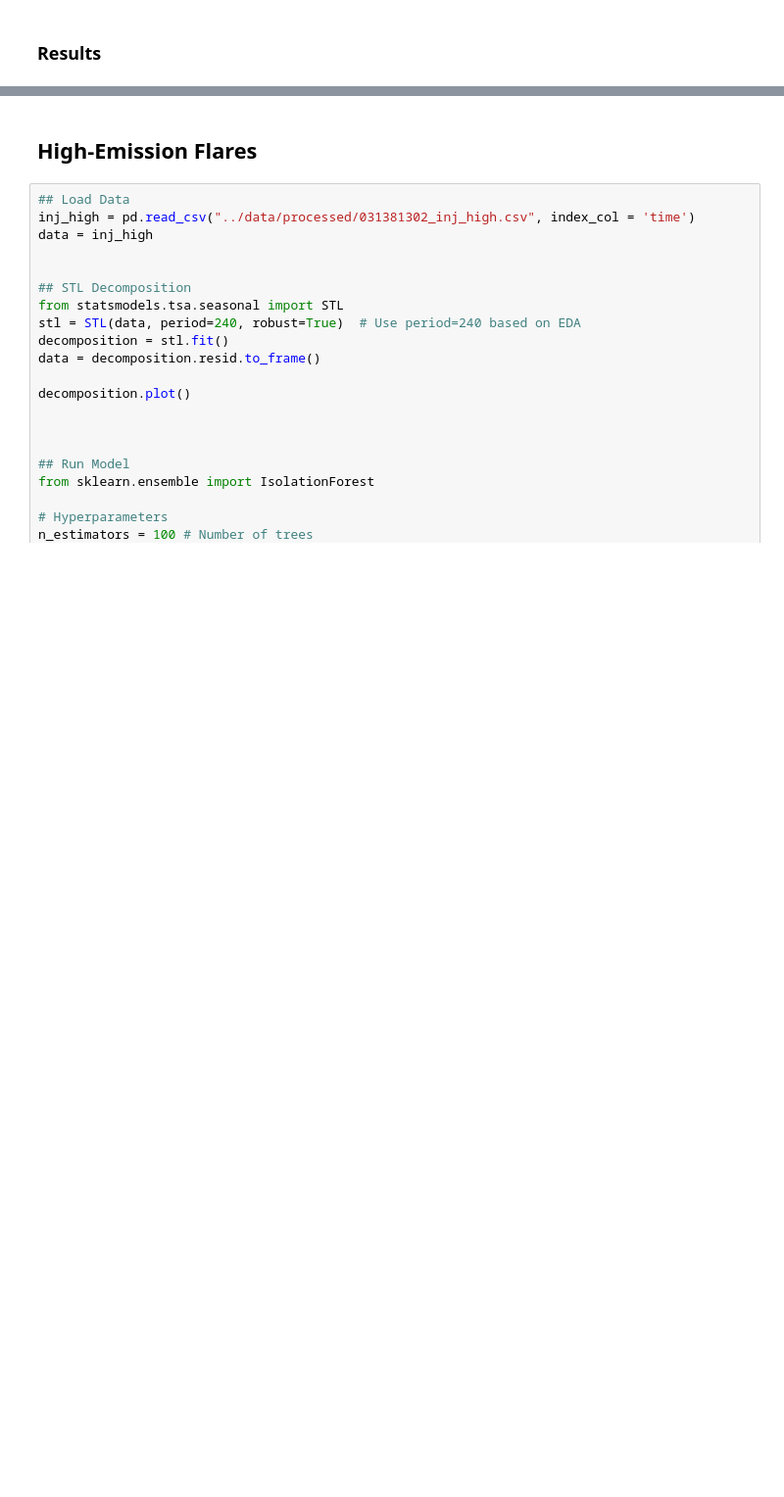
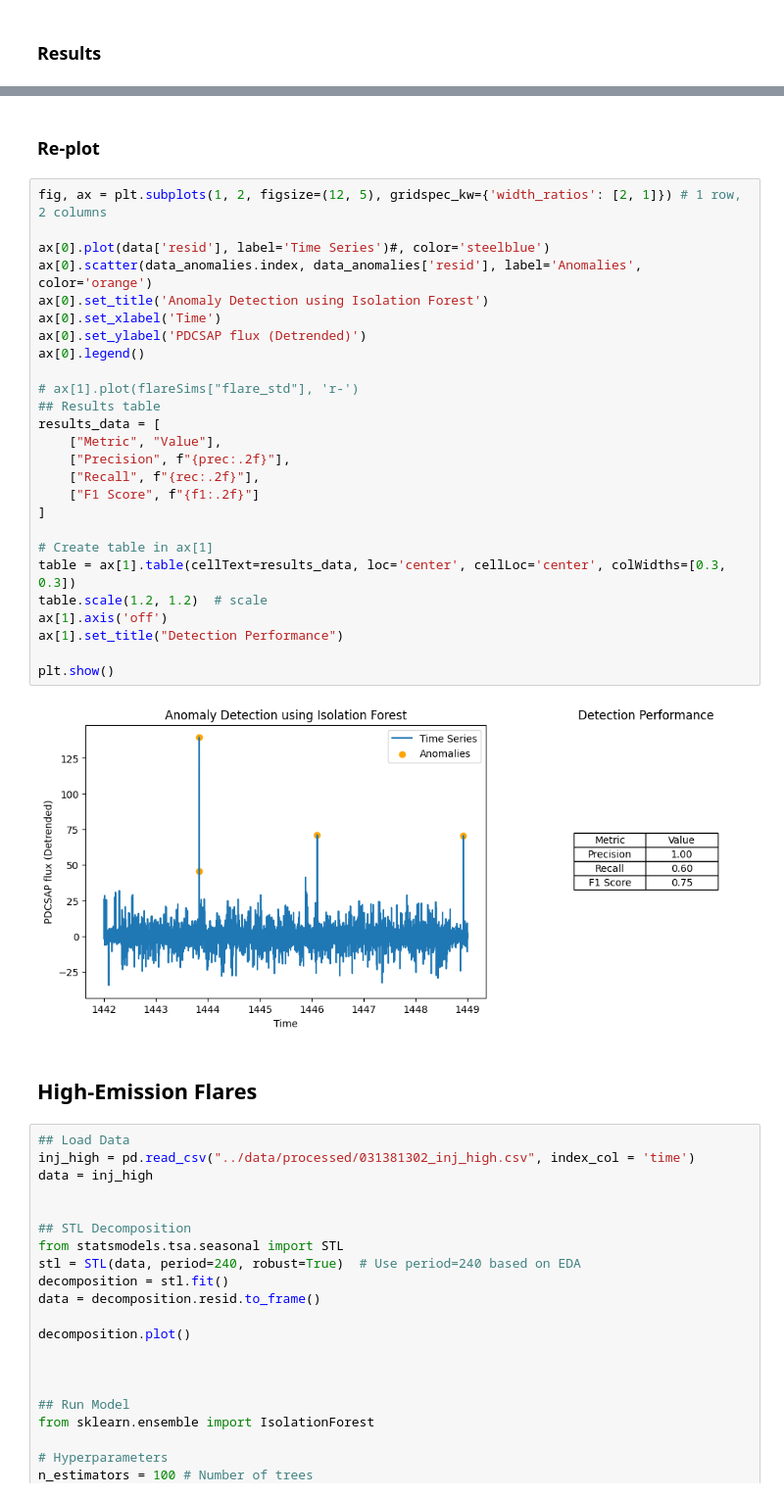
Before and after one commit to alexfaassen/STA2453, a Jupyter notebook: code/model_evaluation.ipynb, the cells around one changed output, grey strips where cells are left out. Shown at 98% size. Drawn from its saved outputs; the diff is of its cells as text; blank space fills up the shorter version.

```diff
--- a/code/model_evaluation.ipynb
+++ b/code/model_evaluation.ipynb
@@ -102,3 +102,33 @@ F1        = 0.8000000000000002
+# %% [markdown]
+### Re-plot
+# %%
+fig, ax = plt.subplots(1, 2, figsize=(12, 5), gridspec_kw={'width_ratios': [2, 1]}) # 1 row, 2 columns
+
+ax[0].plot(data['resid'], label='Time Series')#, color='steelblue')
+ax[0].scatter(data_anomalies.index, data_anomalies['resid'], label='Anomalies', color='orange')
+ax[0].set_title('Anomaly Detection using Isolation Forest')
+ax[0].set_xlabel('Time')
+ax[0].set_ylabel('PDCSAP flux (Detrended)')
+ax[0].legend()
+
+# ax[1].plot(flareSims["flare_std"], 'r-')
+## Results table
+results_data = [
+    ["Metric", "Value"],
+    ["Precision", f"{prec:.2f}"],
+    ["Recall", f"{rec:.2f}"],
+    ["F1 Score", f"{f1:.2f}"]
+]
+
+# Create table in ax[1]
+table = ax[1].table(cellText=results_data, loc='center', cellLoc='center', colWidths=[0.3, 0.3])
+table.scale(1.2, 1.2)  # scale
+ax[1].axis('off')
+ax[1].set_title("Detection Performance")
+
+plt.show()
+# %% [output]
+[figure, added]
 # %% [markdown]
 ## High-Emission Flares
 # %%
```
Also changed, not shown: parts of 3 cells of this notebook, 8 other files.
